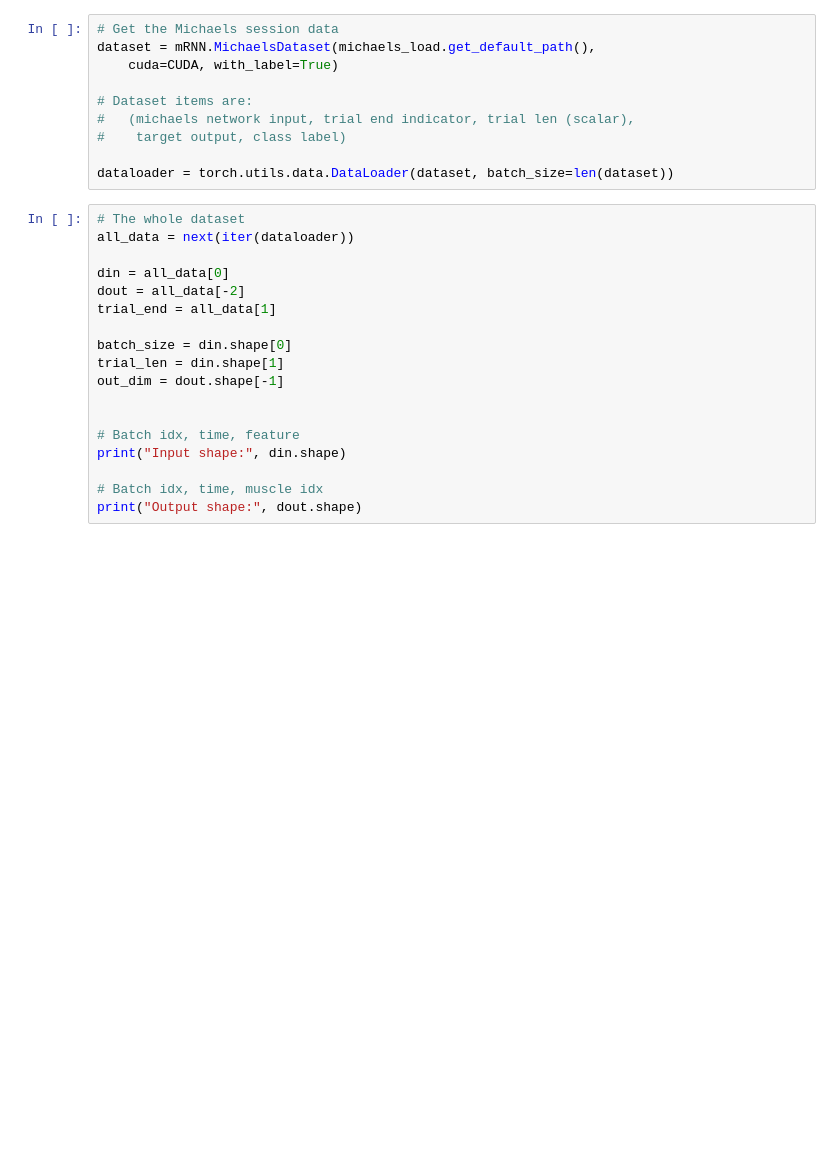
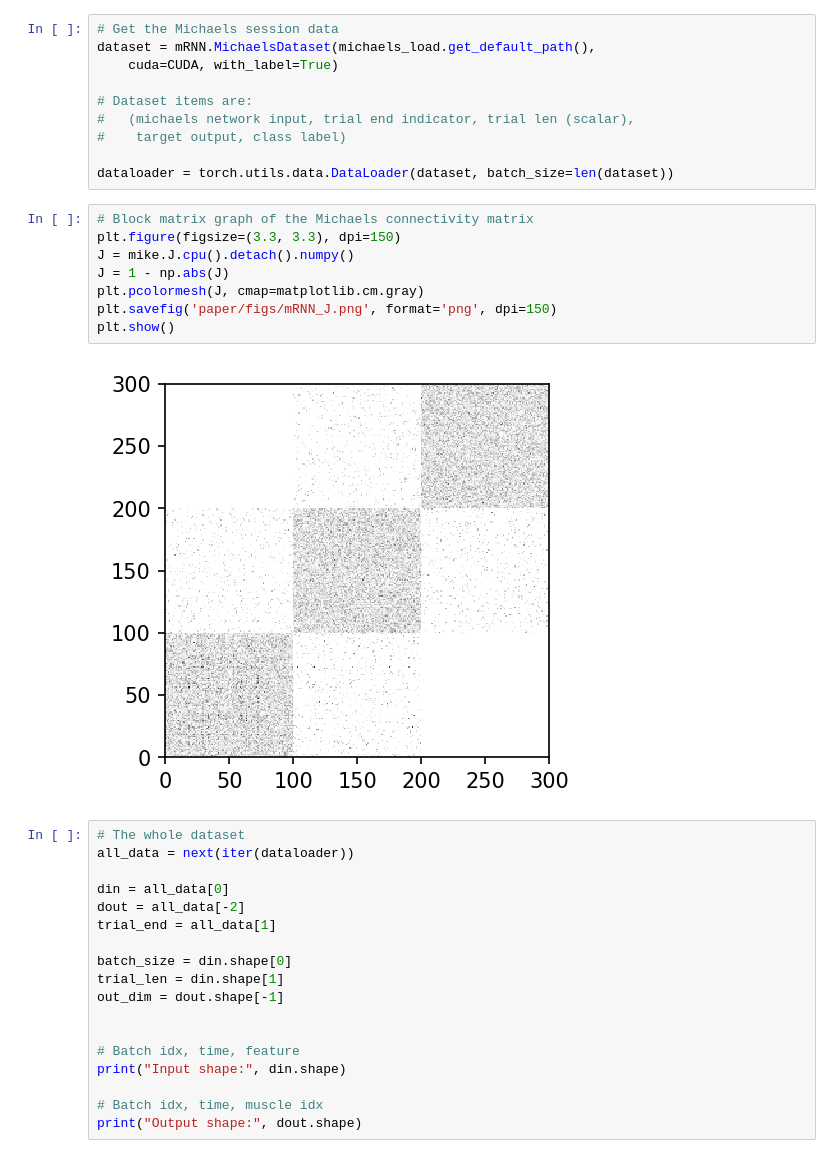
Before and after one commit to mmattb/coproc-poc, a Jupyter notebook: analyze_michaels_dynamics.ipynb, the cells around one changed output. Saved outputs shown, nothing was run; the diff lists cells and outputs as text; blank space fills up the shorter version.

Commit message:
Paper progress

```diff
--- a/analyze_michaels_dynamics.ipynb
+++ b/analyze_michaels_dynamics.ipynb
@@ -30,6 +33,16 @@ dataset = mRNN.MichaelsDataset(michaels_load.get_default_path(),
 #    target output, class label)
 
 dataloader = torch.utils.data.DataLoader(dataset, batch_size=len(dataset))
+# %%
+# Block matrix graph of the Michaels connectivity matrix
+plt.figure(figsize=(3.3, 3.3), dpi=150)
+J = mike.J.cpu().detach().numpy()
+J = 1 - np.abs(J)
+plt.pcolormesh(J, cmap=matplotlib.cm.gray)
+plt.savefig('paper/figs/mRNN_J.png', format='png', dpi=150)
+plt.show()
+# %% [output]
+[figure, added]
 # %%
 # The whole dataset
 all_data = next(iter(dataloader))
```
Also changed, not shown: parts of 7 cells of this notebook, 12 other files.
